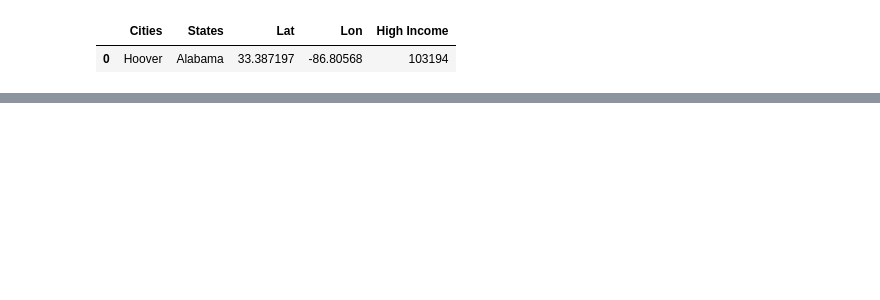
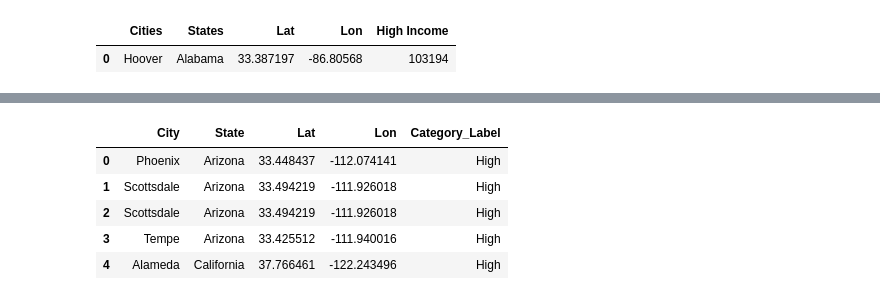
Before and after one commit to bseri0/Proj_1, a Jupyter notebook: py_api/alan_prj_1.ipynb, the cells around one changed output, grey strips where cells are left out. Saved outputs shown, nothing was run; the diff lists cells and outputs as text; code cells hidden in the pictures; blank space fills up the shorter version.

```diff
--- a/py_api/alan_prj_1.ipynb
+++ b/py_api/alan_prj_1.ipynb
@@ -225,0 +360,10 @@ KeyboardInterrupt:
+# %%
+#lat and lon pulled from the API Response
+commerical_health_food_df.head()
+# %% [output]
+|  | City | State | Lat | Lon | Category_Label |
+| 0 | Phoenix | Arizona | 33.448437 | -112.074141 | High |
+| 1 | Scottsdale | Arizona | 33.494219 | -111.926018 | High |
+| 2 | Scottsdale | Arizona | 33.494219 | -111.926018 | High |
+| 3 | Tempe | Arizona | 33.425512 | -111.940016 | High |
+| 4 | Alameda | California | 37.766461 | -122.243496 | High |
```
Also changed, not shown: parts of 10 cells of this notebook, 1 other file.
